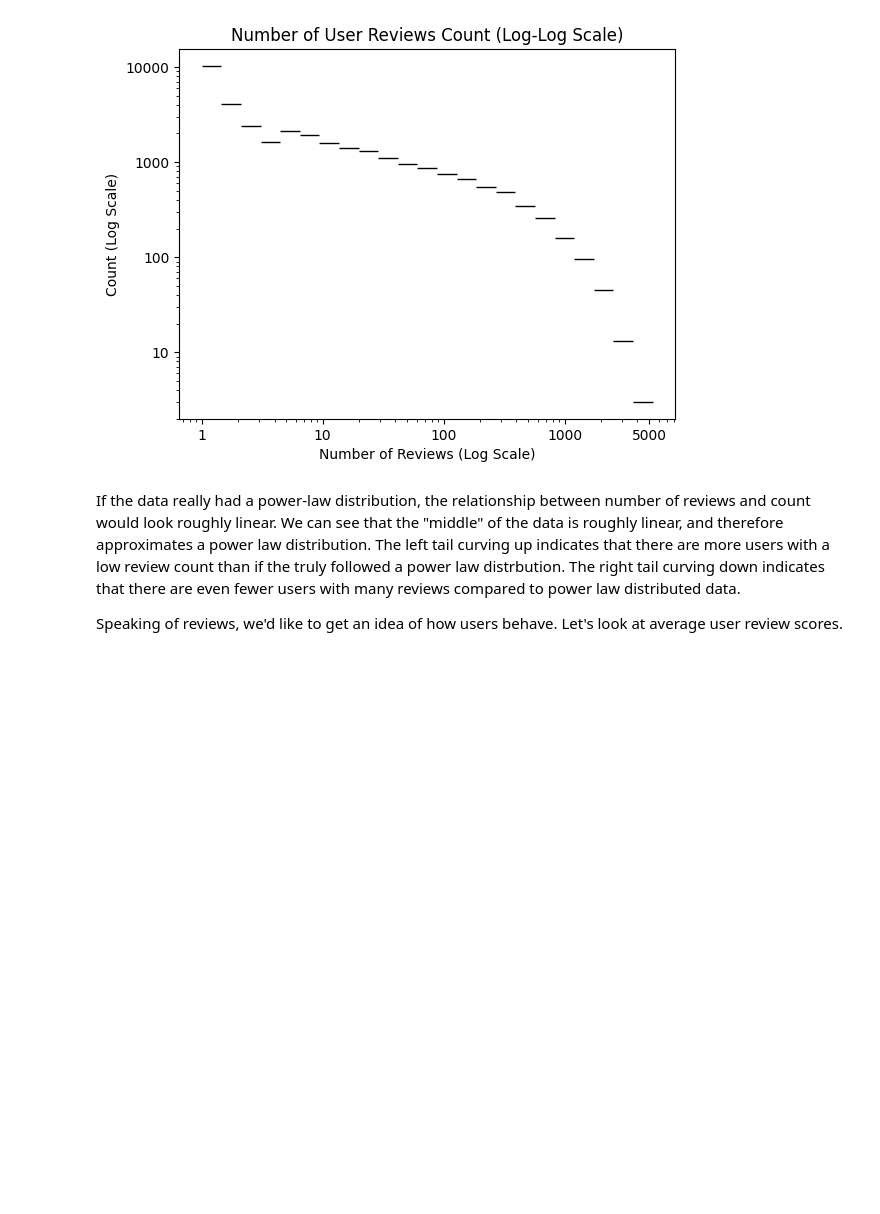
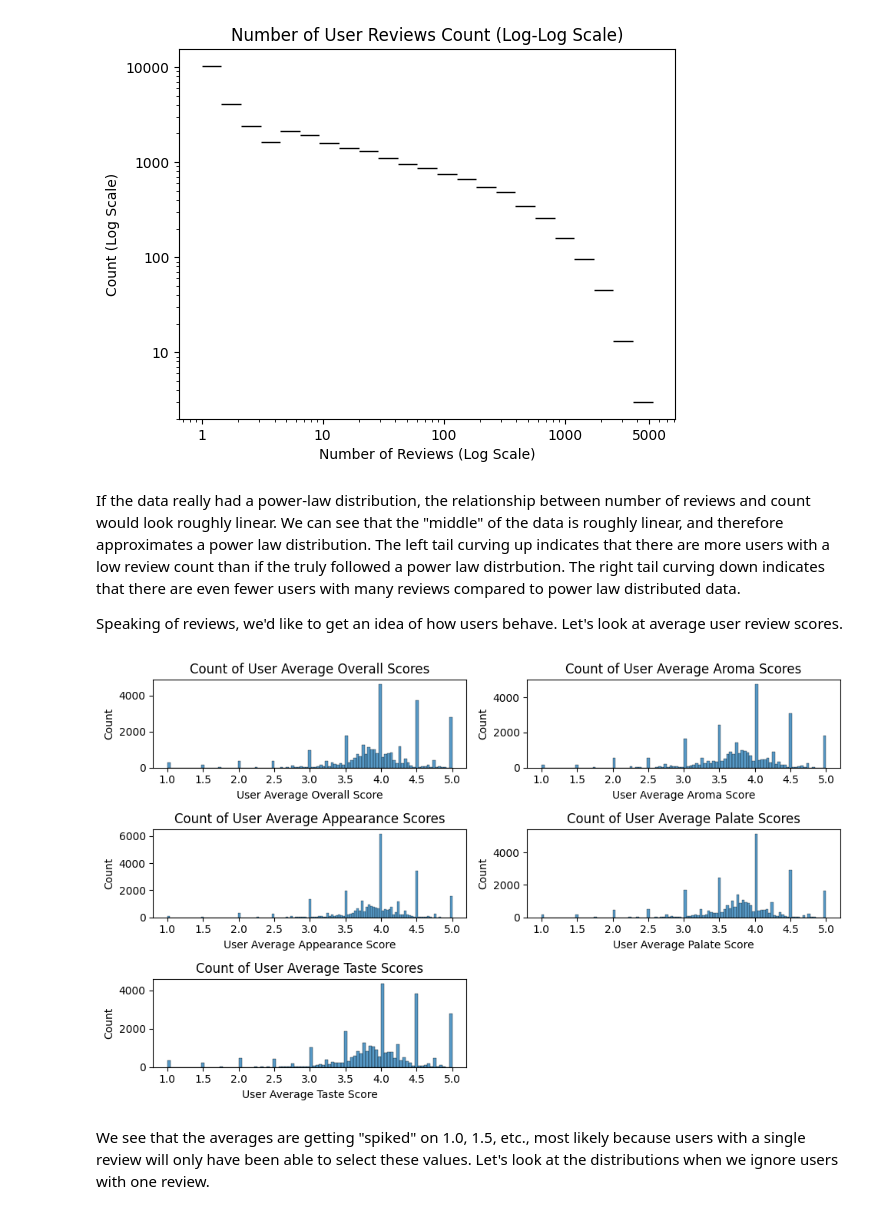
Before and after one commit to LucasLyons/Beer-Project, a Jupyter notebook: Beer Review Data Analysis.ipynb, the cells around one changed output. Saved outputs shown, nothing was run; the diff lists cells and outputs as text; code cells hidden in the pictures; blank space fills up the shorter version.

```diff
--- a/Beer Review Data Analysis.ipynb
+++ b/Beer Review Data Analysis.ipynb
@@ -351,8 +352,10 @@ db.sql(query)
 │        32908 │
 └──────────────┘
 # %%
-#let's use SQL to group by user and get the review count and average review score
-query = "SELECT review_profilename, AVG(review_overall) avg_score, \
+#let's use SQL to group by user and get the review count and average review scores
+query = "SELECT review_profilename, AVG(review_overall) avg_overall, \
+    AVG(review_aroma) ag_aroma, AVG(review_appearance) avg_appearance, \
+    AVG(review_palate) avg_palate, AVG(review_taste) avg_taste, \
     COUNT(*) num_reviews FROM beer \
     GROUP BY review_profilename ORDER BY review_profilename"
 #use duckdb to query the data
@@ -427,3 +430,30 @@ plt.show()
 If the data really had a power-law distribution, the relationship between number of reviews and count would look roughly linear. We can see that the "middle" of the data is roughly linear, and therefore approximates a power law distribution. The left tail curving up indicates that there are more users with a low review count than if the truly followed a power law distrbution. The right tail curving down indicates that there are even fewer users with many reviews compared to power law distributed data.
 
 Speaking of reviews, we'd like to get an idea of how users behave. Let's look at average user review scores.
+# %%
+#create a subplots figure + axes
+fig, axes = plt.subplots(3,2, figsize=(10,6))
+#makes axes 1D
+axes = axes.flatten()
+cols = userScores.columns[1:6].tolist()
+titles = ['Overall', 'Aroma', 'Appearance', 'Palate', 'Taste']
+#loop over axes and plot
+for i in range(5):
+        #select correct axis
+        ax = axes[i]
+        key = titles[i]
+        #plot histogram of user scores
+        sb.histplot(data = userScores, x=cols[i], ax = ax)
+        #label
+        ax.title.set_text(f'Count of User Average {key} Scores')
+        ax.set_xlabel(f'User Average {key} Score')
+        ax.set_ylabel('Count')
+
+#show results
+fig.tight_layout()
+fig.delaxes(axes[5])
+fig.show()
+# %% [output]
+[figure, added]
+# %% [markdown]
+We see that the averages are getting "spiked" on 1.0, 1.5, etc., most likely because users with a single review will only have been able to select these values. Let's look at the distributions when we ignore users with one review.
```
Also changed, not shown: parts of 8 cells of this notebook.
